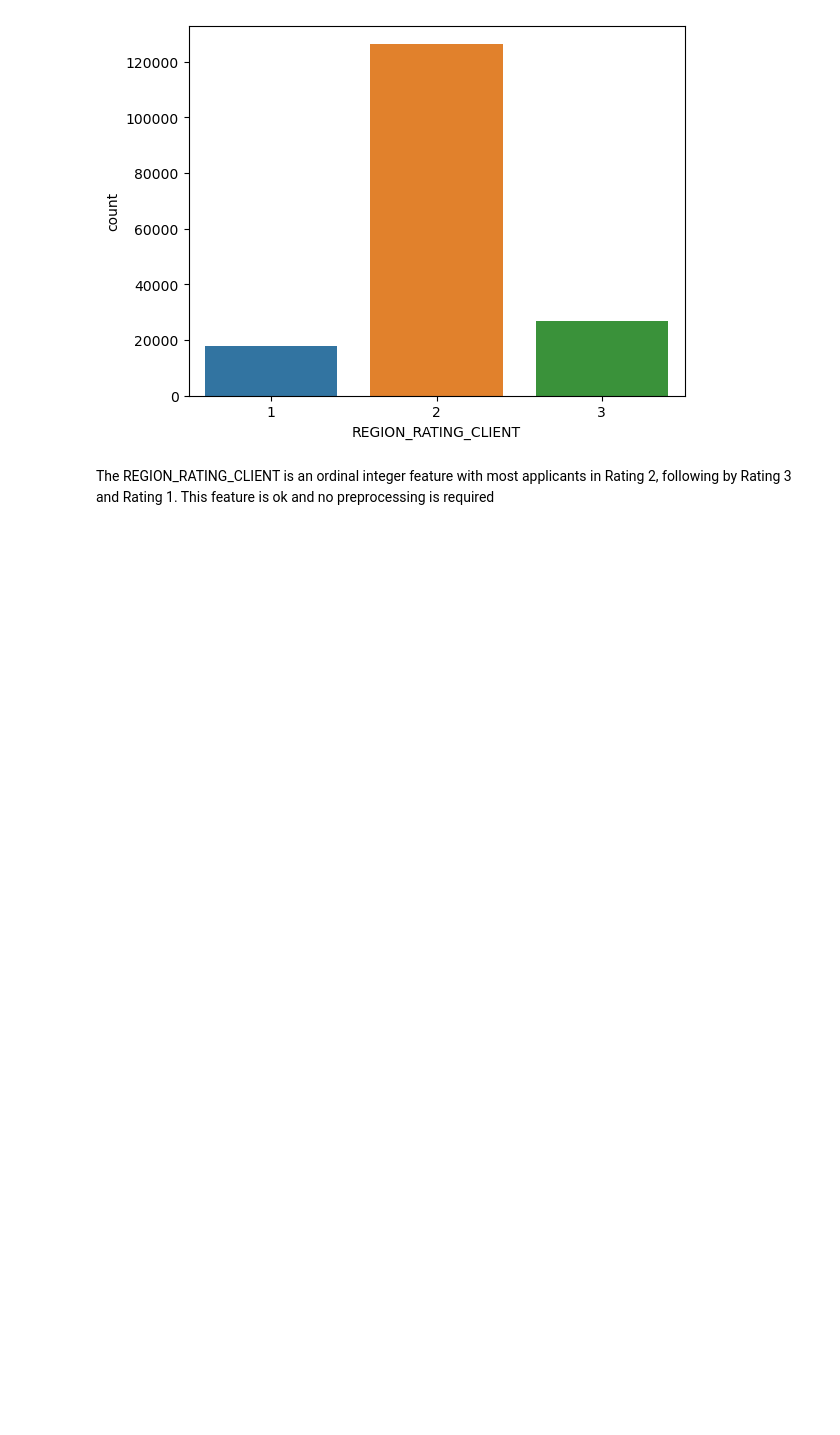
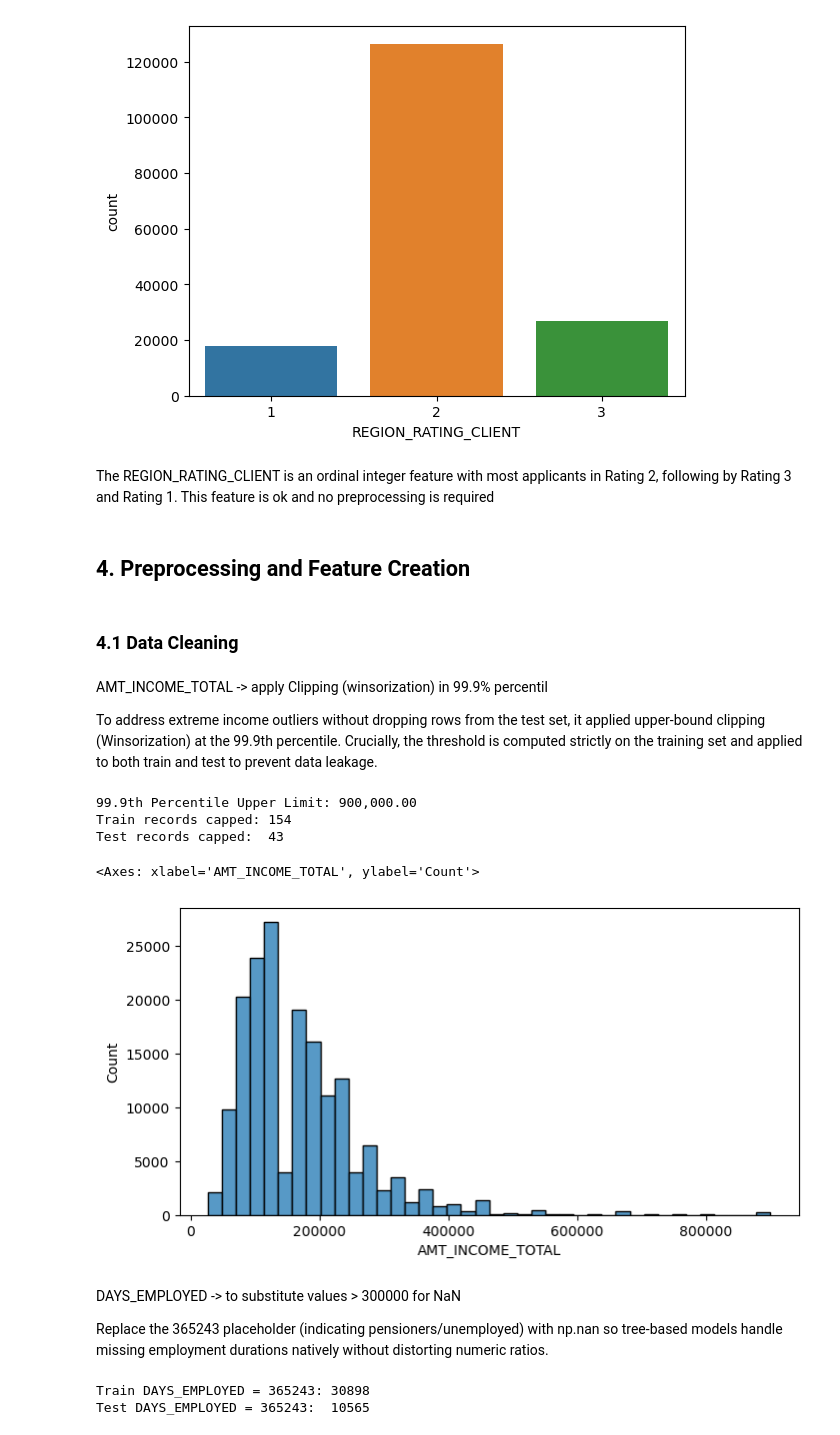
Before and after one commit to PauloLucena2022/home-credit-default-risk, a Jupyter notebook: eda_bank.ipynb, the cells around one changed output. Drawn from its saved outputs; the diff is of its cells as text; code cells hidden in the pictures; blank space fills up the shorter version.

```diff
--- a/eda_bank.ipynb
+++ b/eda_bank.ipynb
@@ -390,3 +394,44 @@ plt.show()
 [figure]
 # %% [markdown]
 The REGION_RATING_CLIENT is an ordinal integer feature with most applicants in Rating 2, following by Rating 3 and Rating 1. This feature is ok and no preprocessing is required
+# %% [markdown]
+## 4. Preprocessing and Feature Creation
+# %% [markdown]
+### 4.1 Data Cleaning
+# %% [markdown]
+AMT_INCOME_TOTAL -> apply Clipping (winsorization) in 99.9% percentil
+
+To address extreme income outliers without dropping rows from the test set, it applied upper-bound clipping (Winsorization) at the 99.9th percentile. Crucially, the threshold is computed strictly on the training set and applied to both train and test to prevent data leakage.
+# %%
+# Veryfing the impact before transformation
+income_upper_limit = train['AMT_INCOME_TOTAL'].quantile(0.999)
+
+train_outliers_count = (train['AMT_INCOME_TOTAL'] > income_upper_limit).sum()
+test_outliers_count = (test['AMT_INCOME_TOTAL'] > income_upper_limit).sum()
+
+print(f'99.9th Percentile Upper Limit: {income_upper_limit:,.2f}')
+print(f'Train records capped: {train_outliers_count}')
+print(f'Test records capped:  {test_outliers_count}')
+# %% [output]
+99.9th Percentile Upper Limit: 900,000.00
+Train records capped: 154
+Test records capped:  43
+# %%
+train['AMT_INCOME_TOTAL'] = train['AMT_INCOME_TOTAL'].clip(upper = income_upper_limit)
+test['AMT_INCOME_TOTAL'] = test['AMT_INCOME_TOTAL'].clip(upper = income_upper_limit)
+# %%
+plt.figure(figsize = (8,4))
+sns.histplot(data = train, x = 'AMT_INCOME_TOTAL', bins = 40)
+# %% [output]
+<Axes: xlabel='AMT_INCOME_TOTAL', ylabel='Count'>
+[figure, added]
+# %% [markdown]
+DAYS_EMPLOYED -> to substitute values > 300000 for NaN
+
+Replace the 365243 placeholder (indicating pensioners/unemployed) with np.nan so tree-based models handle missing employment durations natively without distorting numeric ratios.
+# %%
+print(f"Train DAYS_EMPLOYED = 365243: {(train['DAYS_EMPLOYED'] == 365243).sum()}")
+print(f"Test DAYS_EMPLOYED = 365243:  {(test['DAYS_EMPLOYED'] == 365243).sum()}")
+# %% [output]
+Train DAYS_EMPLOYED = 365243: 30898
+Test DAYS_EMPLOYED = 365243:  10565
```
Also changed, not shown: parts of 30 cells of this notebook.
